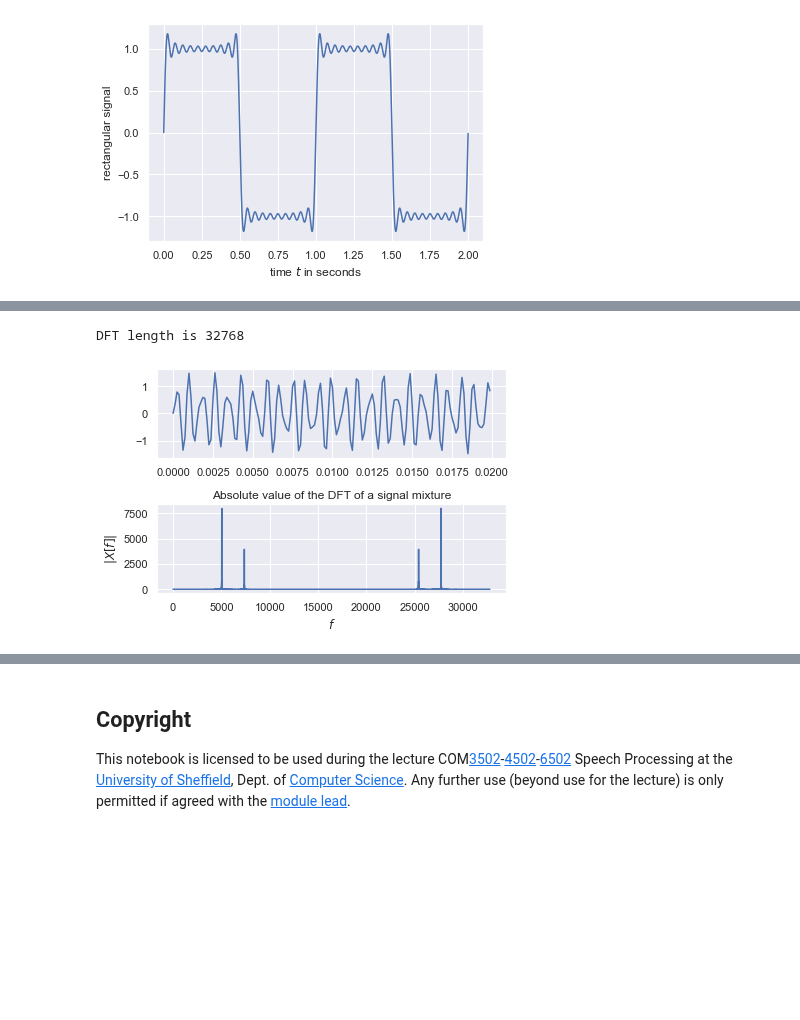
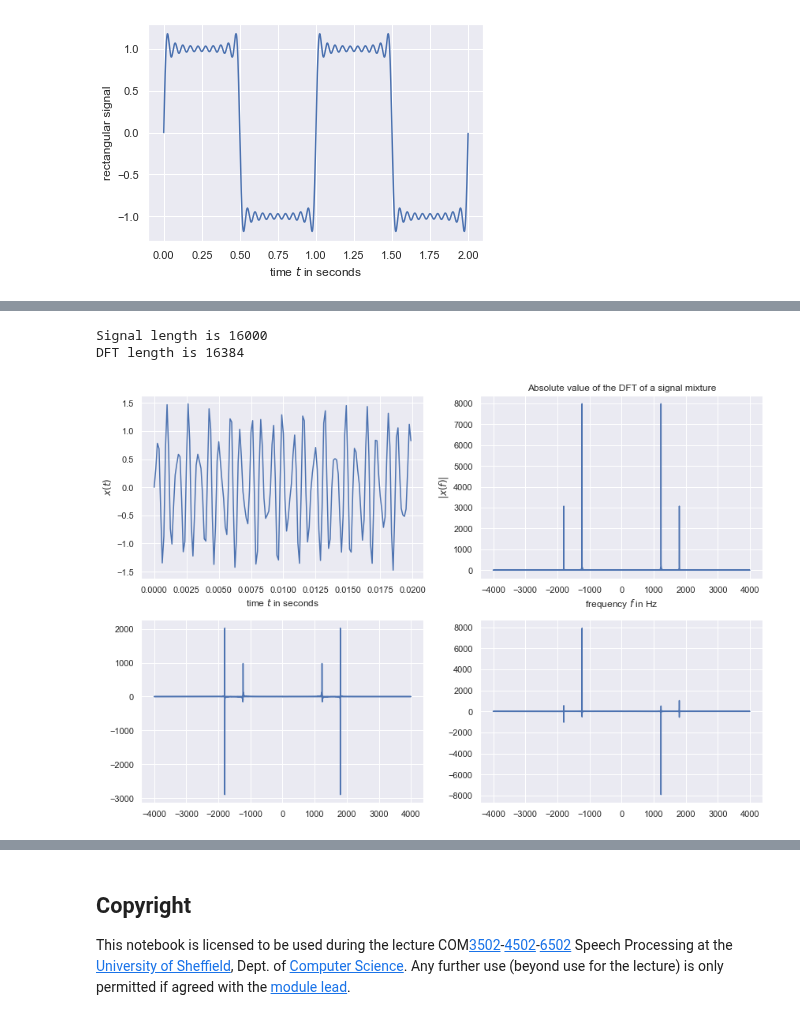
Before and after one commit to sap-shef/SpeechProcesssingLab, a Jupyter notebook: Lab-Sheet-Solutions/Lab-Sheet-4-Solution.ipynb, the cells around one changed output, grey strips where cells are left out. Cells and saved outputs as stored; diff of their text form; code cells hidden in the pictures; blank space fills up the shorter version.

```diff
--- a/Lab-Sheet-Solutions/Lab-Sheet-4-Solution.ipynb
+++ b/Lab-Sheet-Solutions/Lab-Sheet-4-Solution.ipynb
@@ -298,30 +333,40 @@ plt.xlabel('time $t$ in seconds');
 # %%
 fs=8000 # sampling frequency
 
 t=np.arange(0,2,1/fs) # time vector
 f1=1230               # fundamental frequency in Hz
 f2=1800               # fundamental frequency in Hz
 
 sin1=np.sin(2*np.pi*f1*t)
 sin2=np.sin(2*np.pi*f2*t+np.pi)/2
 x=sin1+sin2
 
-
 # DFT of the signal mixture
-N=2**15
-print('DFT length is ' +str(N))
-f = np.arange(N)
+N=2**14 # DFT length
+print('Signal length is ' + str(len(x)))
+print('DFT length is ' + str(N))
+f1=np.linspace(0,fs/2,int(N/2))    # the positive frequencies (up to fs/2)
+f2=np.linspace(-fs/2,0,int(N/2))   # the negative frequencies
+f = np.concatenate([f1, f2])
 X = np.fft.fft(x,N)
 
-# plot spectrum
-plt.subplot(2,1,1)
+# plot signals
+plt.figure(figsize=(12,8))
+plt.subplot(2,2,1)
 plt.plot(t[:160],x[:160])
-plt.subplot(2,1,2)
+plt.xlabel('time $t$ in seconds')
+plt.ylabel('$x(t)$')
+plt.subplot(2,2,2)
 plt.plot(f, np.abs(X))
 plt.title('Absolute value of the DFT of a signal mixture')
-plt.xlabel('$f$')
-plt.ylabel('$|X[f]|$')
+plt.xlabel('frequency $f$ in Hz')
+plt.ylabel('$|x(f)|$')
+plt.subplot(2,2,3)
+plt.plot(f, np.real(X))
+plt.subplot(2,2,4)
+plt.plot(f, np.imag(X))
 plt.tight_layout()
 # %% [output]
-DFT length is 32768
+Signal length is 16000
+DFT length is 16384
-[figure, old version]
+[figure, new version]
```
Also changed, not shown: parts of 12 cells of this notebook, 1 other file.
